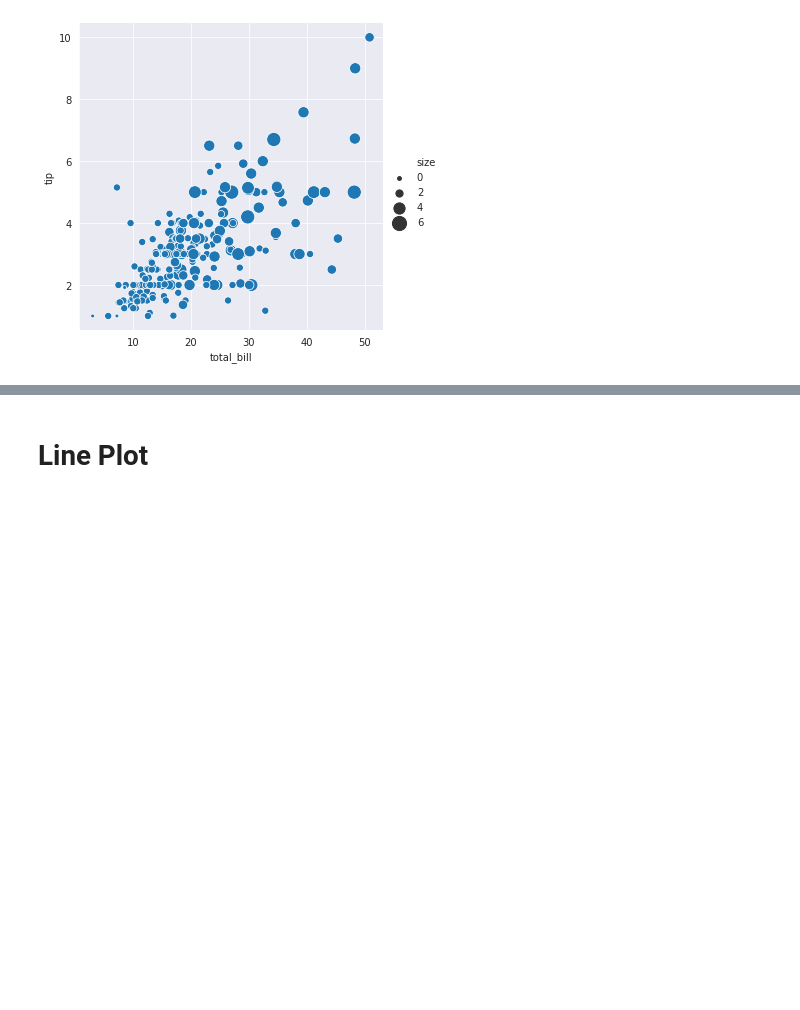
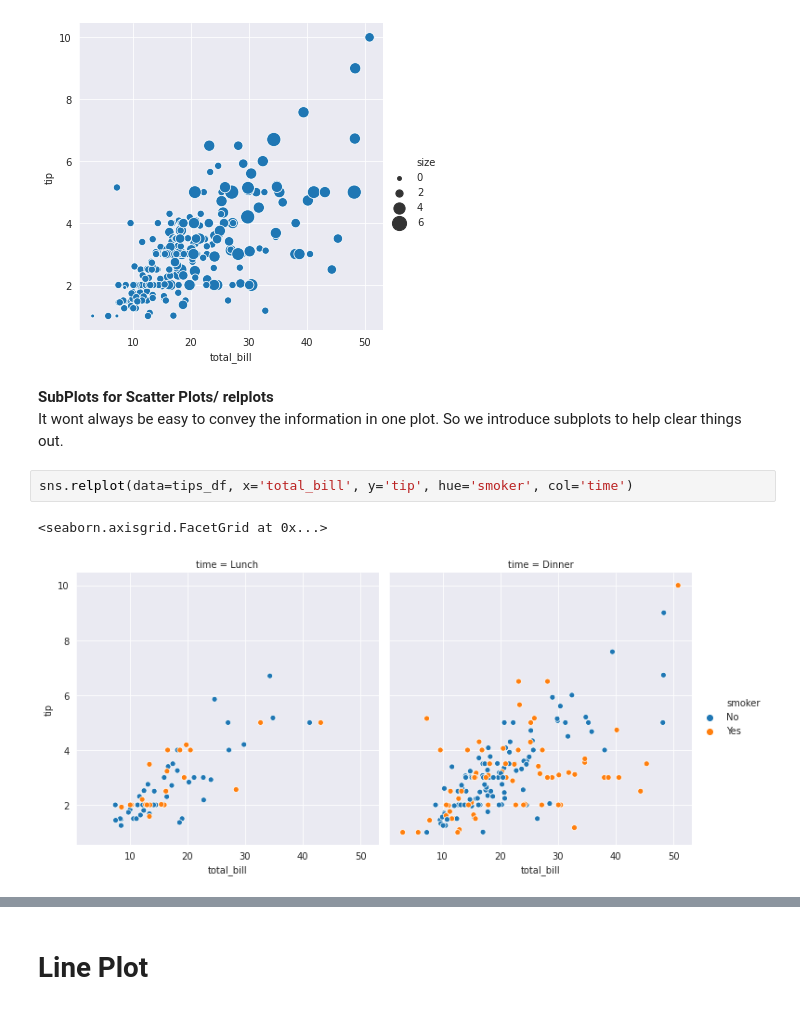
Before and after one commit to AllieUbisse/Infinite-Impact-Insights, a Jupyter notebook: _notebooks/2020_05_23_Seaborn_Walk_with_me.ipynb, the cells around one changed output, grey strips where cells are left out. Saved outputs shown, nothing was run; the diff lists cells and outputs as text; blank space fills up the shorter version.

```diff
--- a/_notebooks/2020_05_23_Seaborn_Walk_with_me.ipynb
+++ b/_notebooks/2020_05_23_Seaborn_Walk_with_me.ipynb
@@ -128,3 +134,12 @@ sns.relplot(data=tips_df, x='total_bill', y='tip', size='size', sizes=(15,200))
 plt.show()
 # %% [output]
 [figure]
+# %% [markdown]
+**SubPlots for Scatter Plots/ relplots**
+<br>
+It wont always be easy to convey the information in one plot. So we introduce subplots to help clear things out.
+# %%
+sns.relplot(data=tips_df, x='total_bill', y='tip', hue='smoker', col='time')
+# %% [output]
+<seaborn.axisgrid.FacetGrid at 0x...>
+[figure, added]
```
Also changed, not shown: parts of 76 cells of this notebook.
